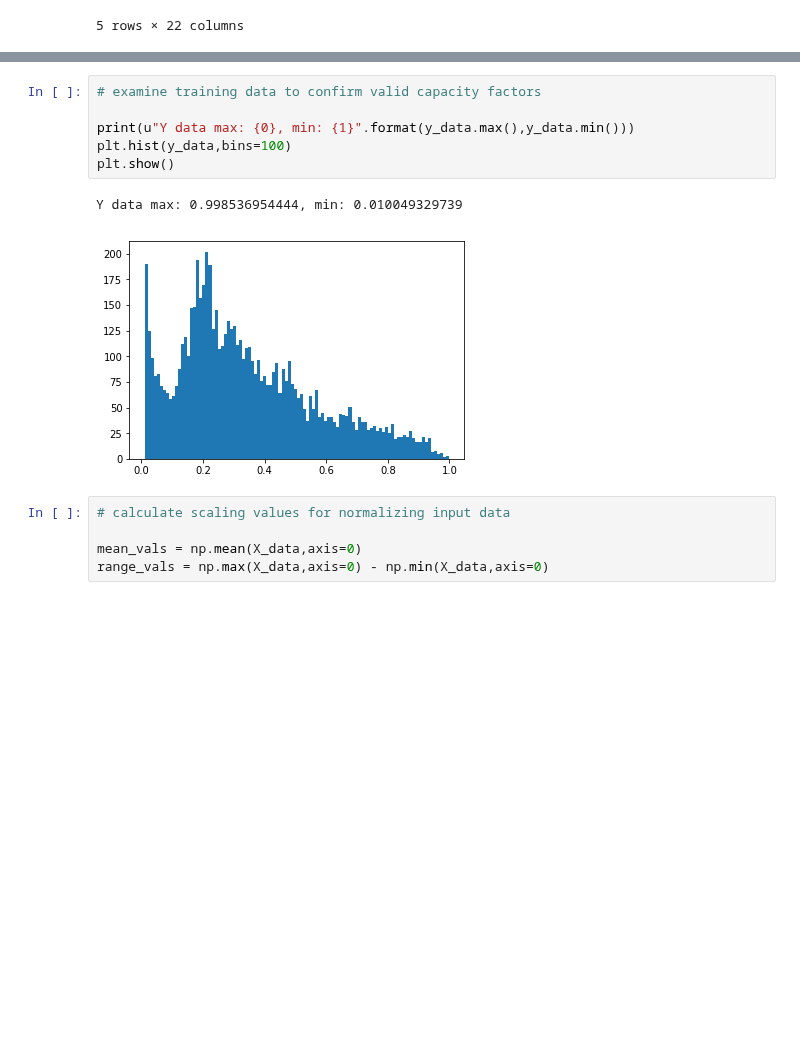
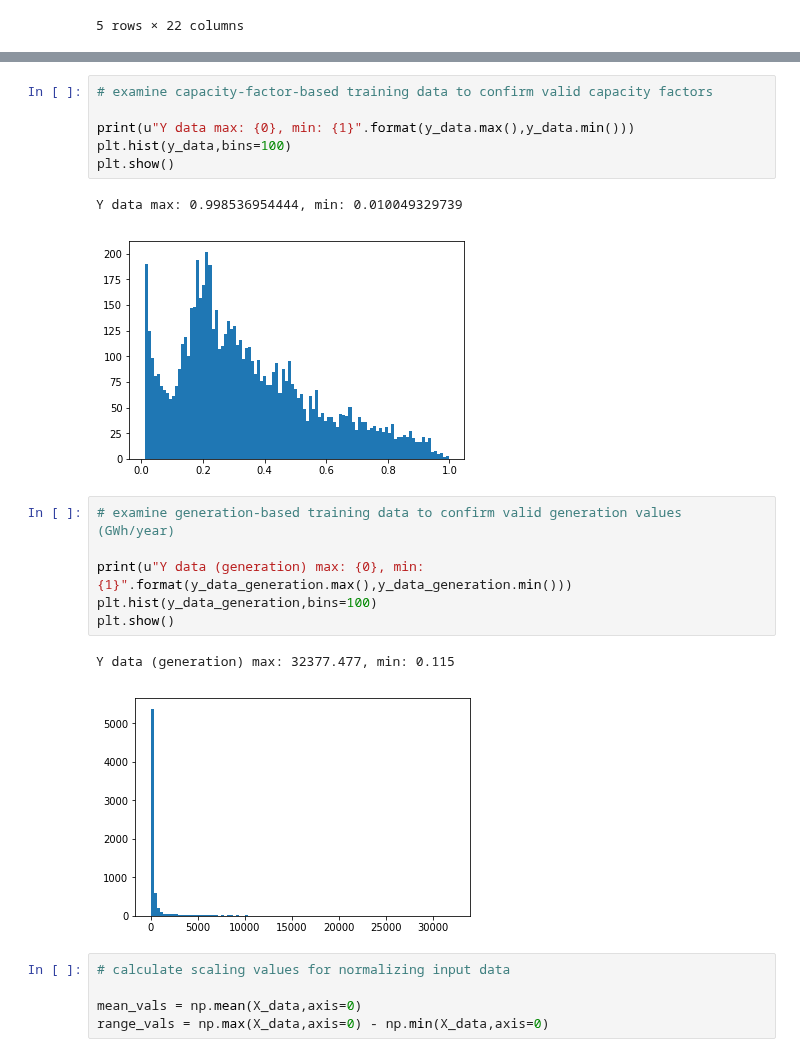
Before and after one commit to wri/global-power-plant-database, a Jupyter notebook: utils/estimate_generation/estimate_generation_v2.ipynb, the cells around one changed output, grey strips where cells are left out. Saved outputs shown, nothing was run; the diff lists cells and outputs as text; blank space fills up the shorter version.

```diff
--- a/utils/estimate_generation/estimate_generation_v2.ipynb
+++ b/utils/estimate_generation/estimate_generation_v2.ipynb
@@ -136,5 +143,5 @@ print(len(y_data))
 # %%
-# examine training data to confirm valid capacity factors
+# examine capacity-factor-based training data to confirm valid capacity factors
 
 print(u"Y data max: {0}, min: {1}".format(y_data.max(),y_data.min()))
 plt.hist(y_data,bins=100)
@@ -142,6 +149,15 @@ plt.show()
 # %% [output]
 Y data max: 0.998536954444, min: 0.010049329739
 [figure]
+# %%
+# examine generation-based training data to confirm valid generation values (GWh/year)
+
+print(u"Y data (generation) max: {0}, min: {1}".format(y_data_generation.max(),y_data_generation.min()))
+plt.hist(y_data_generation,bins=100)
+plt.show()
+# %% [output]
+Y data (generation) max: 32377.477, min: 0.115
+[figure, added]
 # %%
 # calculate scaling values for normalizing input data
 
```
Also changed, not shown: parts of 16 cells of this notebook, 4 other files.
